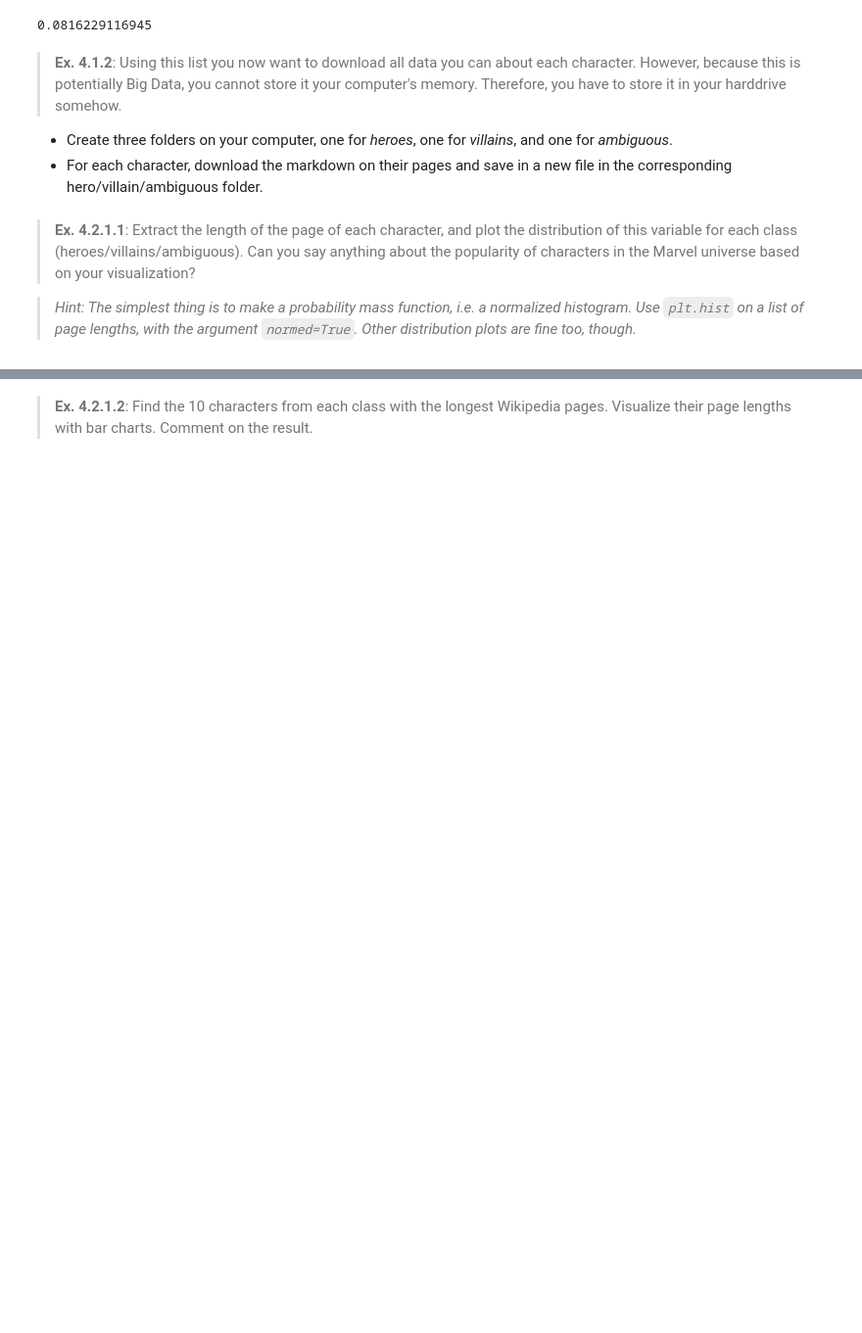
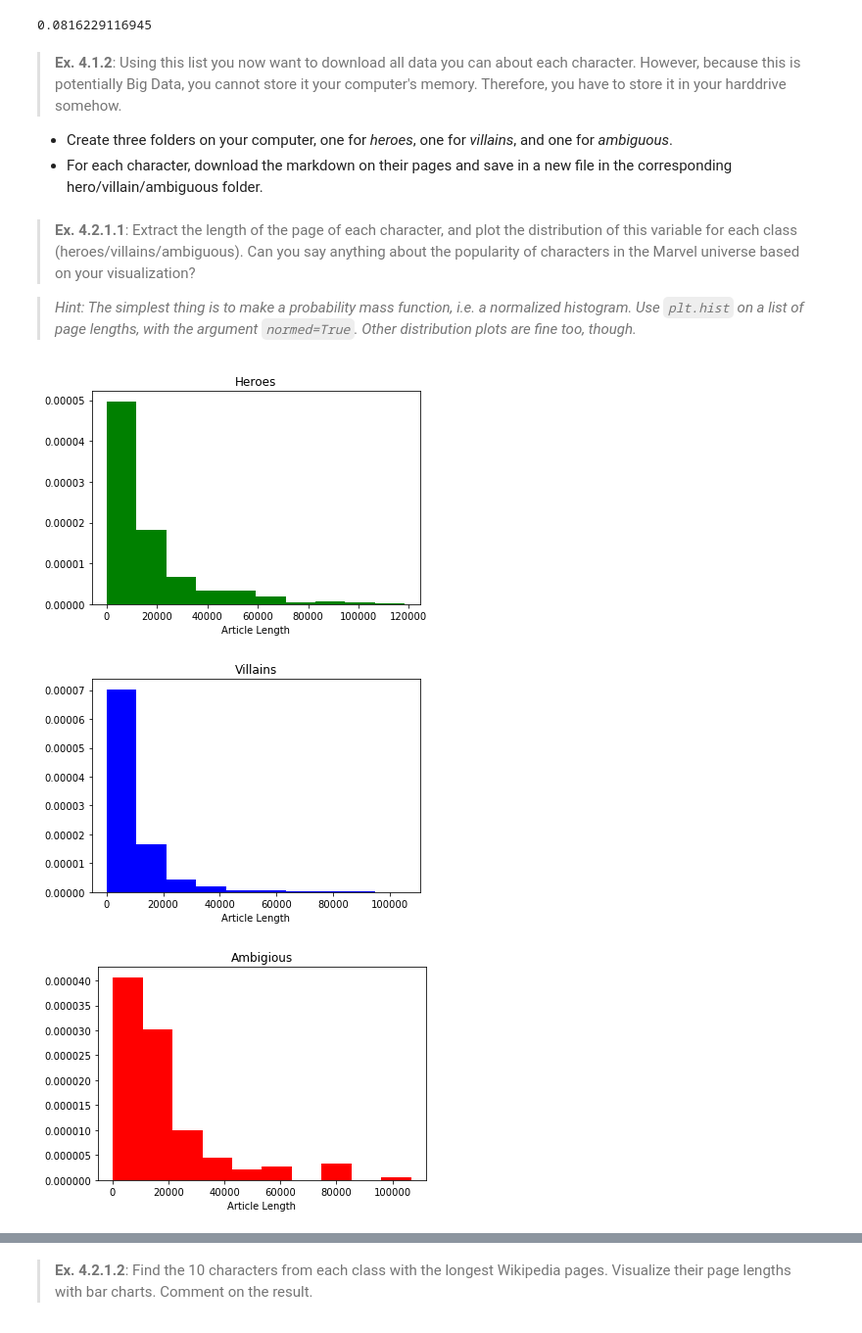
Before and after one commit to aidanjw1/DISBigData, a Jupyter notebook: assignment1.ipynb, the cells around one changed output, grey strips where cells are left out. Shown at 98% size. Drawn from its saved outputs; the diff is of its cells as text; code cells hidden in the pictures; blank space fills up the shorter version.

```diff
--- a/assignment1.ipynb
+++ b/assignment1.ipynb
@@ -312,24 +278,44 @@ for person in villains:
-# %%
-#builds list of tuples containing ambigious character name and markup length
-ambLengths = []
-
-for person in ambigious:
-    url = "https://en.wikipedia.org/w/api.php?format=json&action=query&titles={0}&prop=revisions&rvprop=content".format(person)
-    markup = rq.get(url).text
-    print len(markup)
-    tup = person, len(markup)
-    ambLengths.append(tup)
+# %%
+import re
+import os
+
+heroes = []
+villains = []
+ambiguous = []
+
+#Reads file in each directory and extracts markdown length
+for filename in os.listdir("./heroes"):
+    f = open("./heroes/" + filename, "r")
+    markup = f.read()
+    tup = filename[:-4], len(markup)
+    heroes.append(tup)
+
+for filename in os.listdir("./villains"):
+    f = open("./villains/" + filename, "r")
+    markup = f.read()
+    tup = filename[:-4], len(markup)
+    villains.append(tup)
+
+for filename in os.listdir("./ambiguous"):
+    f = open("./ambiguous/" + filename, "r")
+    markup = f.read()
+    tup = filename[:-4], len(markup)
+    ambiguous.append(tup)
 # %%
 #Creates normalized histogram for each character class
 from matplotlib import pyplot as plt
 
 def printHist(lengths, charType ,color):
     plt.hist(lengths, facecolor= color, normed=True)
     plt.title(charType)
     plt.xlabel("Article Length")
     plt.show()
 
 
-printHist([i[1] for i in heroLength], "Heroes", "green")
-printHist([i[1] for i in villainLengths], "Villains", "blue")
-printHist([i[1] for i in ambLengths], "Ambigious", "red")
+printHist([i[1] for i in heroes], "Heroes", "green")
+printHist([i[1] for i in villains], "Villains", "blue")
+printHist([i[1] for i in ambiguous], "Ambigious", "red")
+# %% [output]
+[figure, added]
+[figure, added]
+[figure, added]
```
Also changed, not shown: parts of 6 cells of this notebook.
